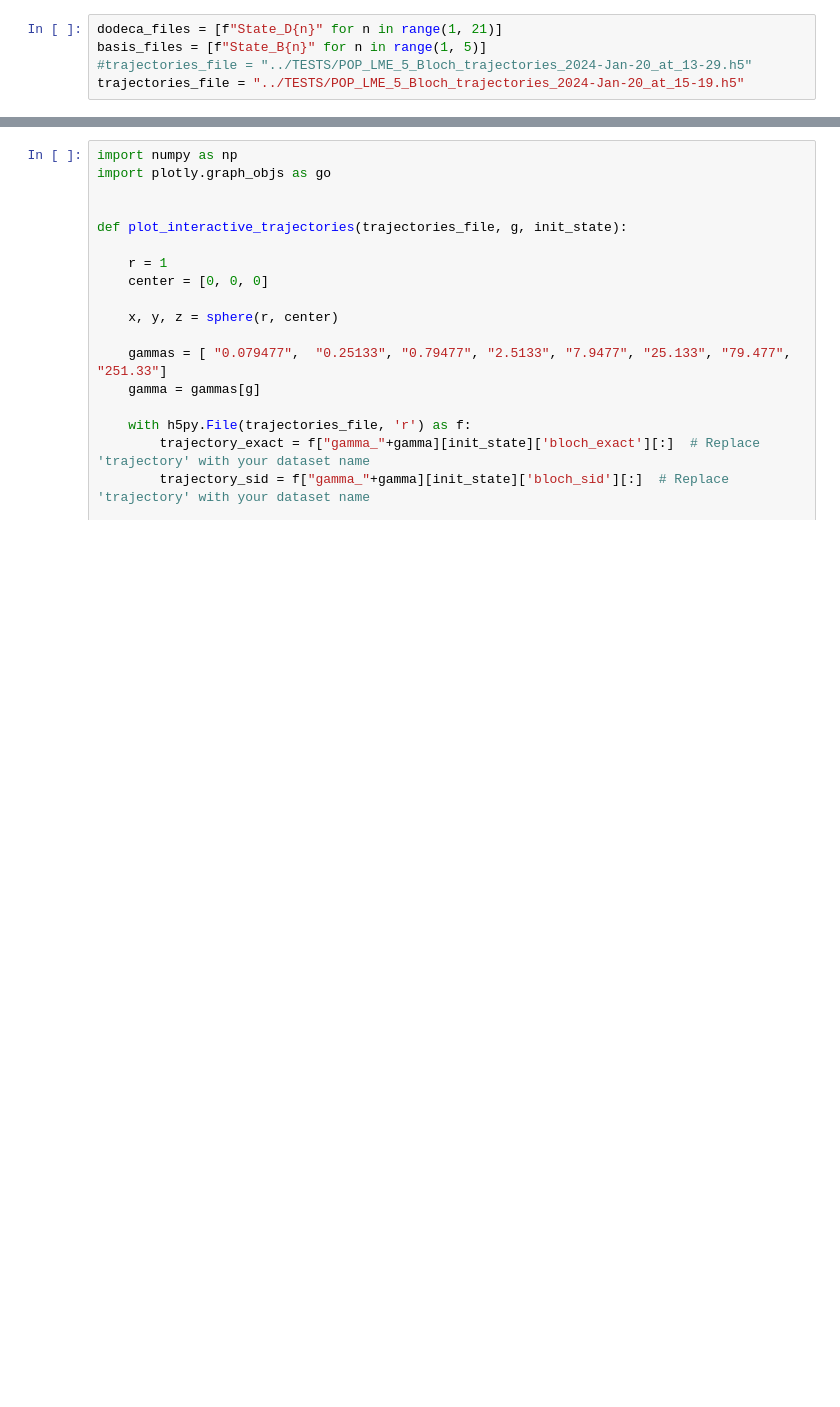
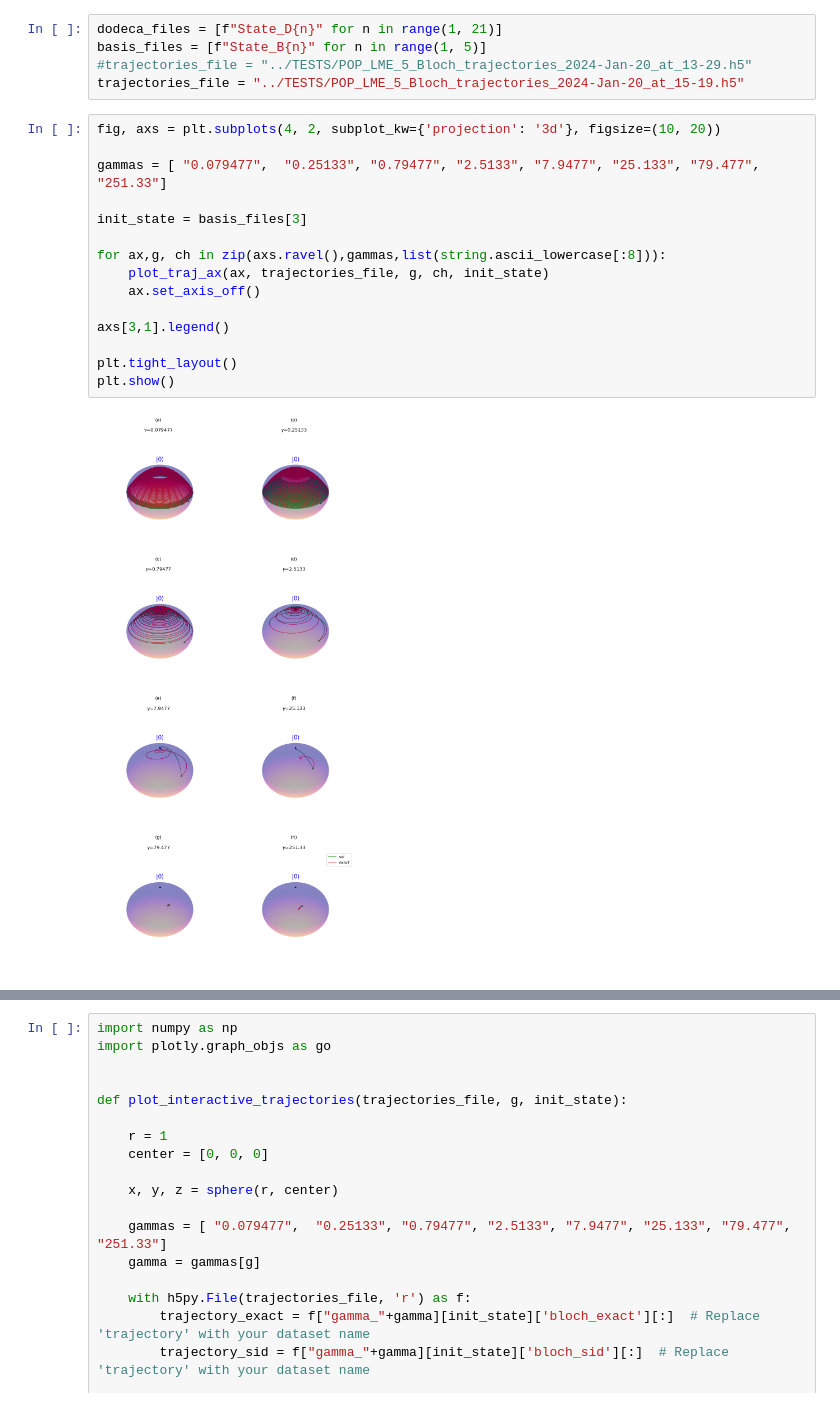
Before and after one commit to zpopovych/OQSID-thesis, a Jupyter notebook: POP_LME_5/06_plot_trajectories.ipynb, the cells around one changed output, grey strips where cells are left out. Saved outputs shown, nothing was run; the diff lists cells and outputs as text; blank space fills up the shorter version.

```diff
--- a/POP_LME_5/06_plot_trajectories.ipynb
+++ b/POP_LME_5/06_plot_trajectories.ipynb
@@ -55,4 +94,21 @@ dodeca_files = [f"State_D{n}" for n in range(1, 21)]
 basis_files = [f"State_B{n}" for n in range(1, 5)]
 #trajectories_file = "../TESTS/POP_LME_5_Bloch_trajectories_2024-Jan-20_at_13-29.h5"
 trajectories_file = "../TESTS/POP_LME_5_Bloch_trajectories_2024-Jan-20_at_15-19.h5"
+# %%
+fig, axs = plt.subplots(4, 2, subplot_kw={'projection': '3d'}, figsize=(10, 20))
+
+gammas = [ "0.079477",  "0.25133", "0.79477", "2.5133", "7.9477", "25.133", "79.477", "251.33"]
+
+init_state = basis_files[3]
+
+for ax,g, ch in zip(axs.ravel(),gammas,list(string.ascii_lowercase[:8])):
+    plot_traj_ax(ax, trajectories_file, g, ch, init_state)
+    ax.set_axis_off()
+
+axs[3,1].legend()
+
+plt.tight_layout()
+plt.show()
+# %% [output]
+[figure, added]
 # %%
```
Also changed, not shown: parts of 3 cells of this notebook.
